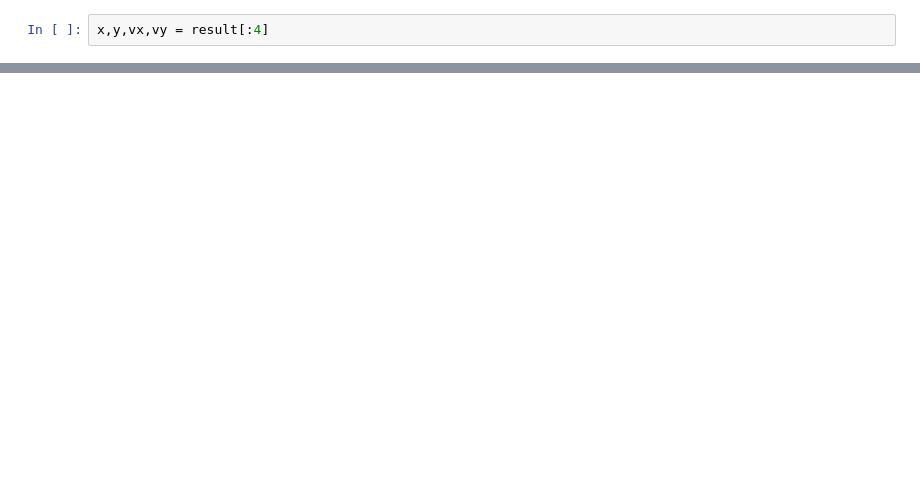
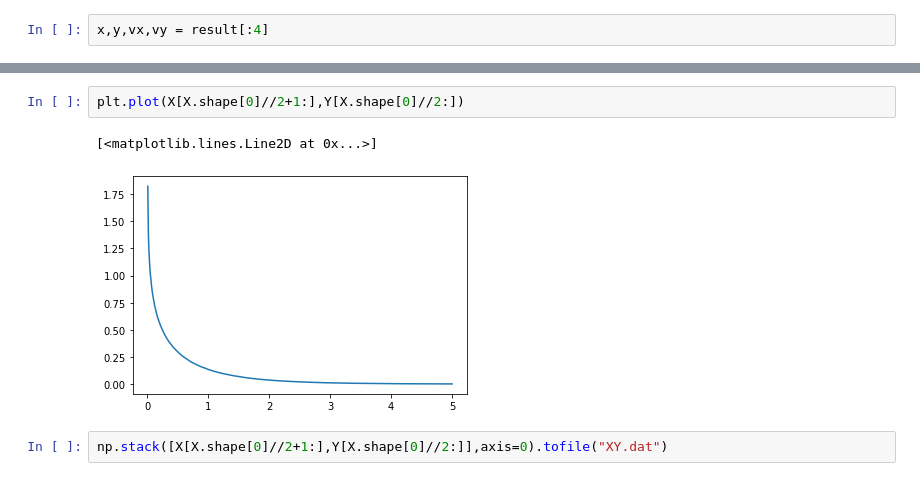
Before and after one commit to ashmat98/nsolve-sde, a Jupyter notebook: 2d check theory harmonic equilibrium single run.ipynb, the cells around one changed output, grey strips where cells are left out. Drawn from its saved outputs; the diff is of its cells as text; blank space fills up the shorter version.

```diff
--- a/2d check theory harmonic equilibrium single run.ipynb
+++ b/2d check theory harmonic equilibrium single run.ipynb
@@ -183,0 +230,7 @@ plt.xlim(0,20)
+# %%
+plt.plot(X[X.shape[0]//2+1:],Y[X.shape[0]//2:])
+# %% [output]
+[<matplotlib.lines.Line2D at 0x...>]
+[figure, added]
+# %%
+np.stack([X[X.shape[0]//2+1:],Y[X.shape[0]//2:]],axis=0).tofile("XY.dat")
```
Also changed, not shown: parts of 20 cells of this notebook.
